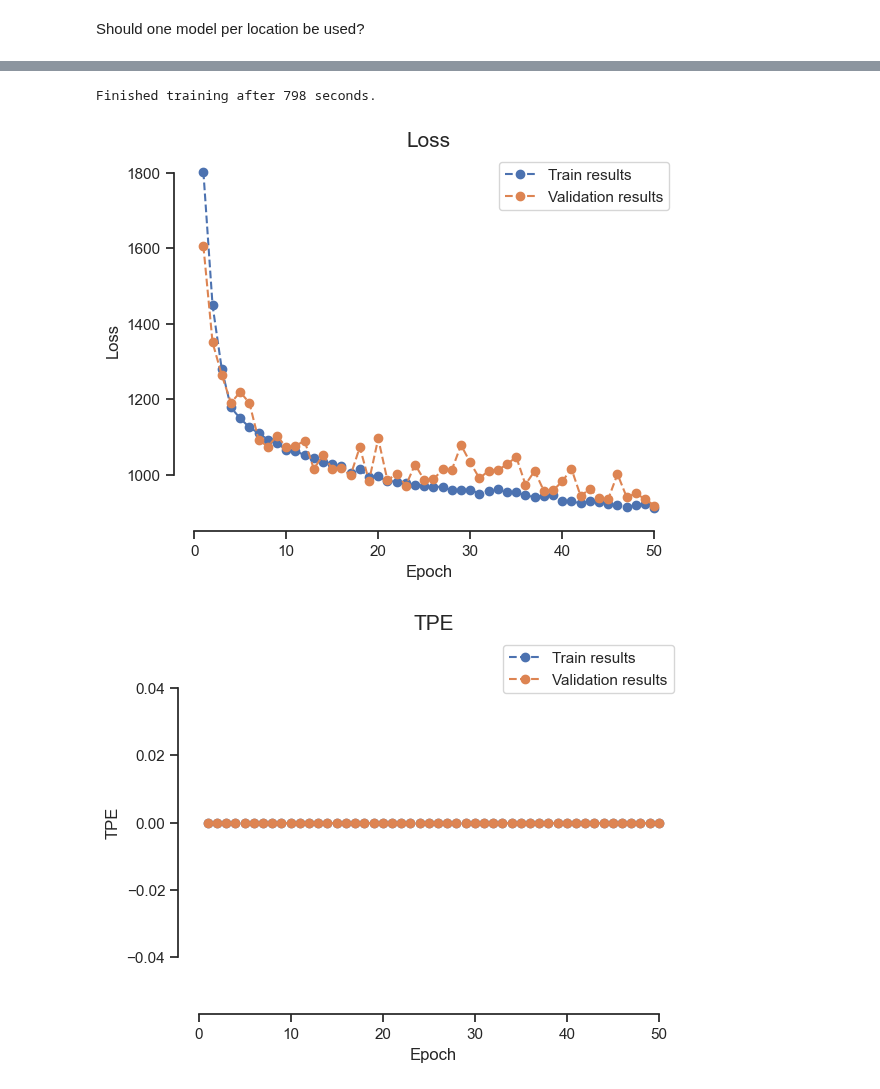
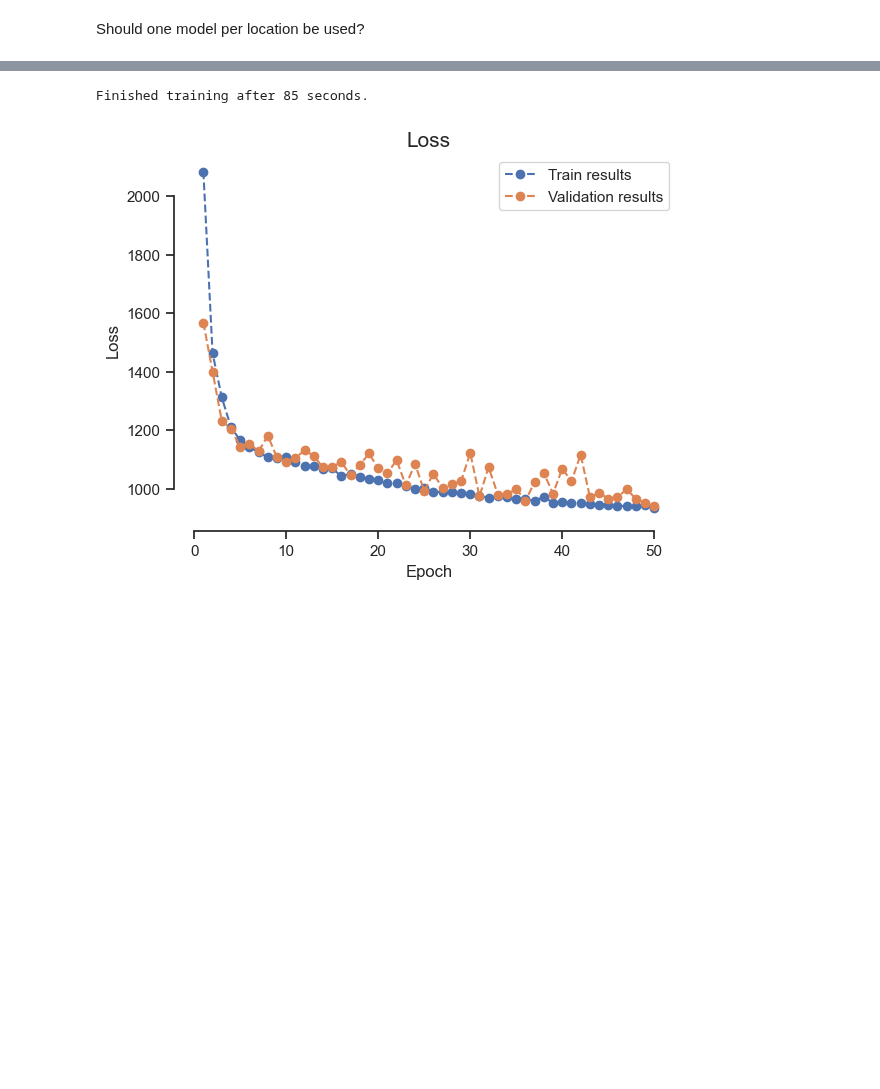
Before and after one commit to justusm00/ebc-project, a Jupyter notebook: MLP.ipynb, the cells around one changed output, grey strips where cells are left out. Saved outputs shown, nothing was run; the diff lists cells and outputs as text; code cells hidden in the pictures; blank space fills up the shorter version.

```diff
--- a/MLP.ipynb
+++ b/MLP.ipynb
@@ -47,7 +74,7 @@ def prediction_error(y, y_pred):
 
 
 
-def train(dataloader, optimizer, model, master_bar, loss_fn = nn.MSELoss()):
+def train(dataloader, optimizer, model, master_bar, device, loss_fn = nn.MSELoss()):
     """Run one training epoch.
 
     Args:
@@ -70,14 +97,14 @@ def train(dataloader, optimizer, model, master_bar, loss_fn = nn.MSELoss()):
         model.train()
 
         # Forward pass
-        y_pred = model(x)
+        y_pred = model(x.to(device))
 
         # For calculating the prediction error, add the distance between y and y_pred
         # to the total error
-        total_prediction_error += prediction_error(y, y_pred)
+        #total_prediction_error += prediction_error(y, y_pred)
 
         # Compute loss
-        epoch_loss = loss_fn(y_pred, y)
+        epoch_loss = loss_fn(y_pred, y.to(device))
 
         # Backward pass
         epoch_loss.backward()
@@ -93,7 +120,7 @@ def train(dataloader, optimizer, model, master_bar, loss_fn = nn.MSELoss()):
 
 
 
-def validate(dataloader, model, master_bar, loss_fn=nn.MSELoss()):
+def validate(dataloader, model, master_bar, device, loss_fn=nn.MSELoss()):
     """Compute loss and total prediction error on validation set.
 
     Args:
@@ -113,14 +140,14 @@ def validate(dataloader, model, master_bar, loss_fn=nn.MSELoss()):
     with torch.no_grad():
         for x, y in fastprogress.progress_bar(dataloader, parent=master_bar):
             # make a prediction on validation set
-            y_pred = model(x)
+            y_pred = model(x.to(device))
 
             # For calculating the prediction error, add the distance between y and y_pred
             # to the total error
-            total_prediction_error += prediction_error(y, y_pred)
+            #total_prediction_error += prediction_error(y, y_pred)
 
             # Compute loss
-            loss = loss_fn(y_pred, y)
+            loss = loss_fn(y_pred, y.to(device))
 
             # For plotting the train loss, save it for each sample
             epoch_loss.append(loss.item())
@@ -169,7 +196,7 @@ def plot(title, label, train_results, val_results, yscale='linear', save_path=No
 
 
 
-def run_training(model, optimizer, num_epochs, train_dataloader, val_dataloader,
+def run_training(model, optimizer, num_epochs, train_dataloader, val_dataloader, device,
                  loss_fn=nn.MSELoss(), verbose=False):
     """Run model training.
 
@@ -191,10 +218,10 @@ def run_training(model, optimizer, num_epochs, train_dataloader, val_dataloader,
 
     for epoch in master_bar:
         # Train the model
-        epoch_train_loss, epoch_train_tpe = train(train_dataloader, optimizer, model,
-                                                 master_bar, loss_fn)
+        epoch_train_loss, epoch_train_tpe = train(dataloader=train_dataloader, optimizer=optimizer, model=model,
+                                                 master_bar=master_bar, device=device, loss_fn=loss_fn)
         # Validate the model
-        epoch_val_loss, epoch_val_tpe = validate(val_dataloader, model, master_bar, loss_fn)
+        epoch_val_loss, epoch_val_tpe = validate(val_dataloader, model, master_bar, device, loss_fn)
 
         # Save loss and acc for plotting
         train_losses.append(epoch_train_loss)
@@ -263,7 +289,7 @@ Finished training after 17 seconds.
 Should one model per location be used?
 # %%
 # Initialize the model
-model = MLP(num_data, num_labels, num_hidden_units=30, num_hidden_layers=4)
+model = MLP(num_data, num_labels, num_hidden_units=30, num_hidden_layers=4).to(device)
 # Set loss function and optimizer
 criterion = nn.MSELoss()
 lr = 10**(-3)
@@ -271,6 +297,6 @@ optimizer = optim.Adam(model.parameters(), lr=lr)
 
 num_epochs = 50
 
-train_losses, val_losses, train_tpes, val_tpes = run_training(model, optimizer, num_epochs, trainloader, valloader,
-                                                              criterion, verbose=True)
+train_losses, val_losses, train_tpes, val_tpes = run_training(model=model, optimizer=optimizer, num_epochs=num_epochs, train_dataloader=trainloader, val_dataloader=valloader,
+                                                              device=device, loss_fn=criterion, verbose=True)
 # %% [output]
@@ -294,6 +320,5 @@ Train loss: 912.68, val loss: 917.92, train acc: 0.000, val acc 0.000
-Finished training after 798 seconds.
+Finished training after 85 seconds.
-[figure, old version]
+[figure, new version]
-[figure, removed]
 # %%
 # Save the model
 torch.save(model.state_dict(), 'model_saves/mlp_1.pth' )
```
Also changed, not shown: parts of 4 cells of this notebook.
